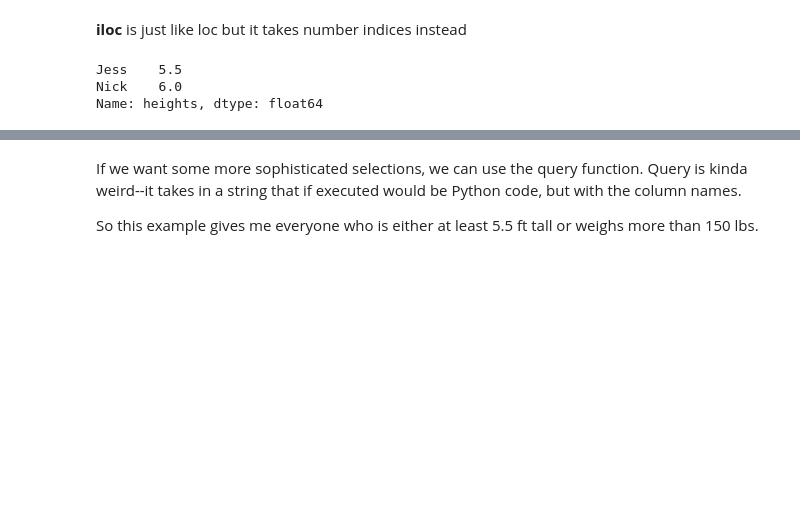
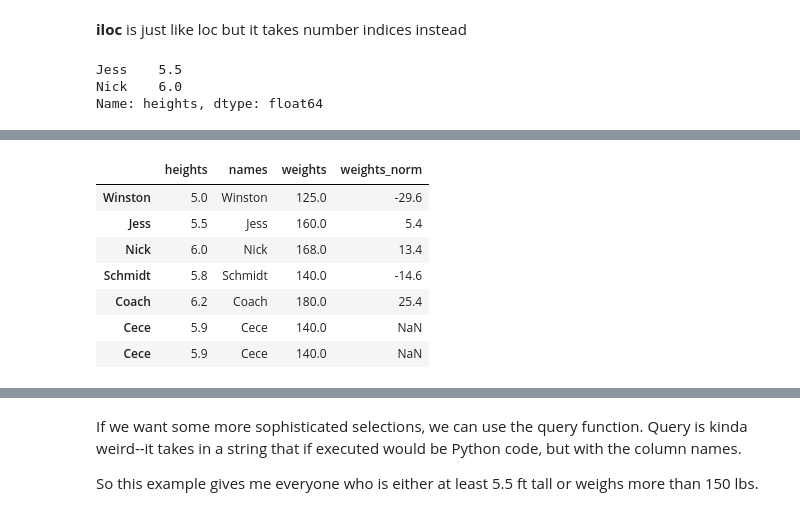
Before and after one commit to timflew/python_lessons, a Jupyter notebook: Lesson 3-pandas.ipynb, the cells around one changed output, grey strips where cells are left out. Drawn from its saved outputs; the diff is of its cells as text; code cells hidden in the pictures; blank space fills up the shorter version.

```diff
--- a/Lesson 3-pandas.ipynb
+++ b/Lesson 3-pandas.ipynb
@@ -159,0 +162,4 @@ Name: heights, dtype: float64
+# %%
+# Add a new row
+people_df.loc['Coach',:]=['Coach',6.2,180.]
+people_df
@@ -159,0 +173,14 @@ Name: heights, dtype: float64
+# %%
+# the append function also lets you add rows, but only if they're in a dataframe
+cece_data={'names':['Cece'],'heights':[5.9],'weights':[140.]}
+people_df=people_df.append(pd.DataFrame(cece_data,index=['Cece']))
+people_df
+# %% [output]
+|  | heights | names | weights | weights_norm |
+| Winston | 5.0 | Winston | 125.0 | -29.6 |
+| Jess | 5.5 | Jess | 160.0 | 5.4 |
+| Nick | 6.0 | Nick | 168.0 | 13.4 |
+| Schmidt | 5.8 | Schmidt | 140.0 | -14.6 |
+| Coach | 6.2 | Coach | 180.0 | 25.4 |
+| Cece | 5.9 | Cece | 140.0 | NaN |
+| Cece | 5.9 | Cece | 140.0 | NaN |
```
Also changed, not shown: parts of 16 cells of this notebook.
